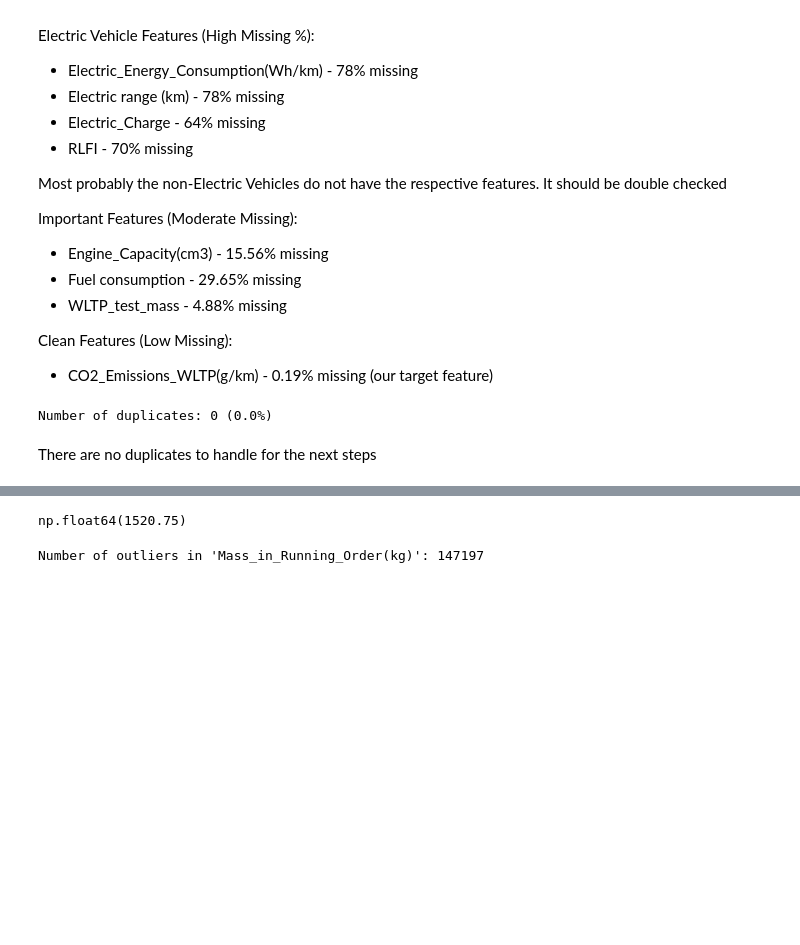
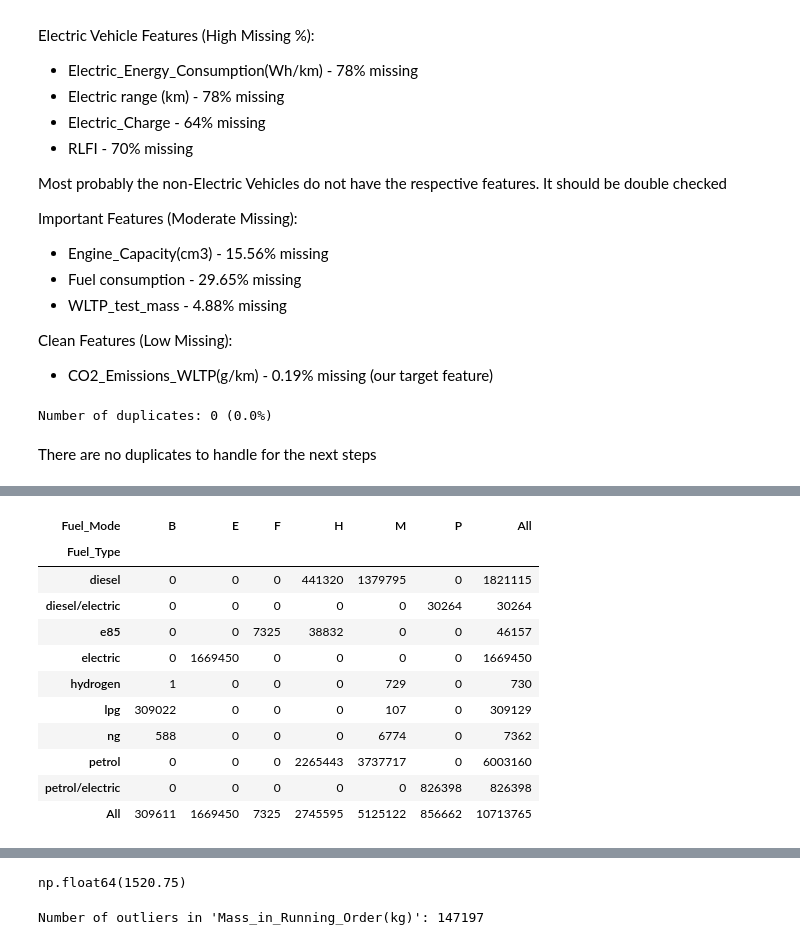
Before and after one commit to Tavocado-S/CO2_Prediction, a Jupyter notebook: notebooks/burak_explo_copy_2023.ipynb, the cells around one changed output, grey strips where cells are left out. Drawn from its saved outputs; the diff is of its cells as text; code cells hidden in the pictures; blank space fills up the shorter version.

```diff
--- a/notebooks/burak_explo_copy_2023.ipynb
+++ b/notebooks/burak_explo_copy_2023.ipynb
@@ -355,0 +443,19 @@ df_a.head()
+# %%
+pd.crosstab(df_a['Fuel_Type'],
+           df_a['Fuel_Mode'],
+           margins=True)
+
+# How to map the respective varibles should be thought through
+# %% [output]
+| Fuel_Mode | B | E | F | H | M | P | All |
+| Fuel_Type |  |  |  |  |  |  |  |
+| diesel | 0 | 0 | 0 | 441320 | 1379795 | 0 | 1821115 |
+| diesel/electric | 0 | 0 | 0 | 0 | 0 | 30264 | 30264 |
+| e85 | 0 | 0 | 7325 | 38832 | 0 | 0 | 46157 |
+| electric | 0 | 1669450 | 0 | 0 | 0 | 0 | 1669450 |
+| hydrogen | 1 | 0 | 0 | 0 | 729 | 0 | 730 |
+| lpg | 309022 | 0 | 0 | 0 | 107 | 0 | 309129 |
+| ng | 588 | 0 | 0 | 0 | 6774 | 0 | 7362 |
+| petrol | 0 | 0 | 0 | 2265443 | 3737717 | 0 | 6003160 |
+| petrol/electric | 0 | 0 | 0 | 0 | 0 | 826398 | 826398 |
+| All | 309611 | 1669450 | 7325 | 2745595 | 5125122 | 856662 | 10713765 |
```
Also changed, not shown: parts of 79 cells of this notebook, 3 other files.
